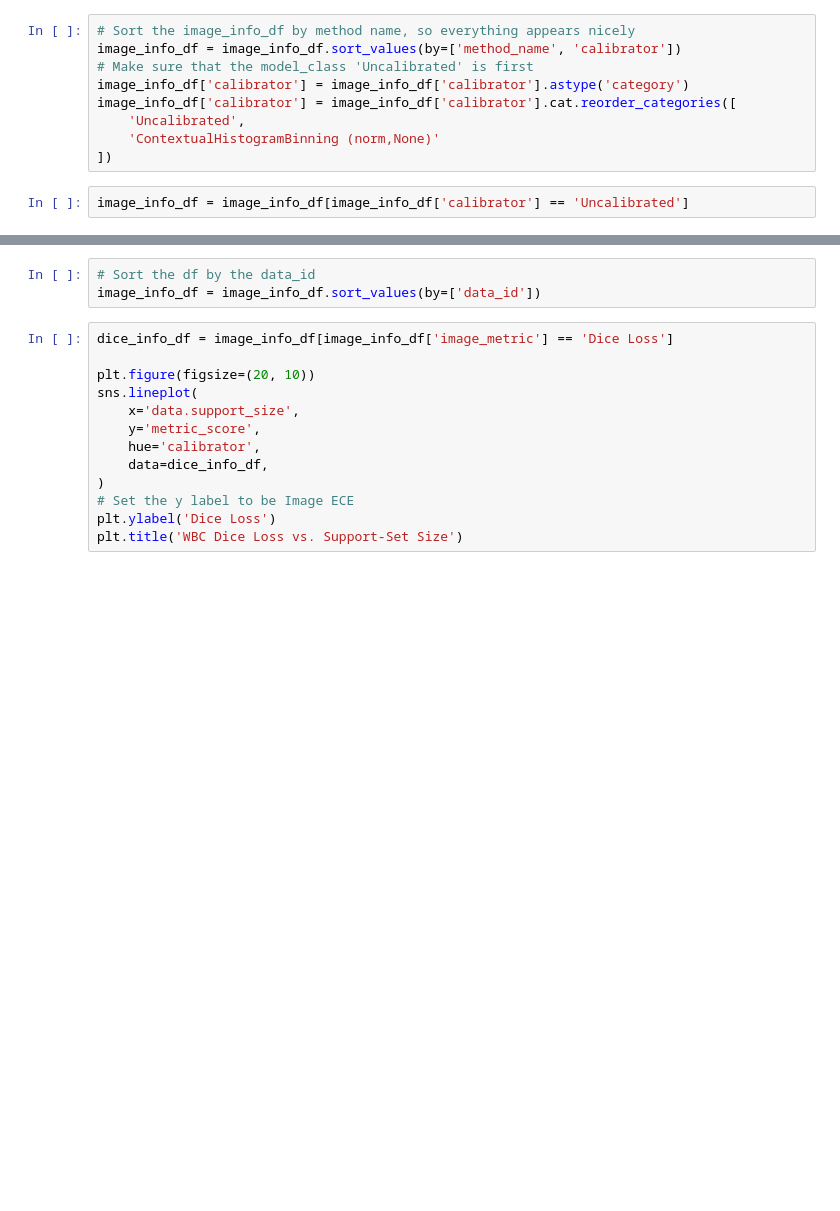
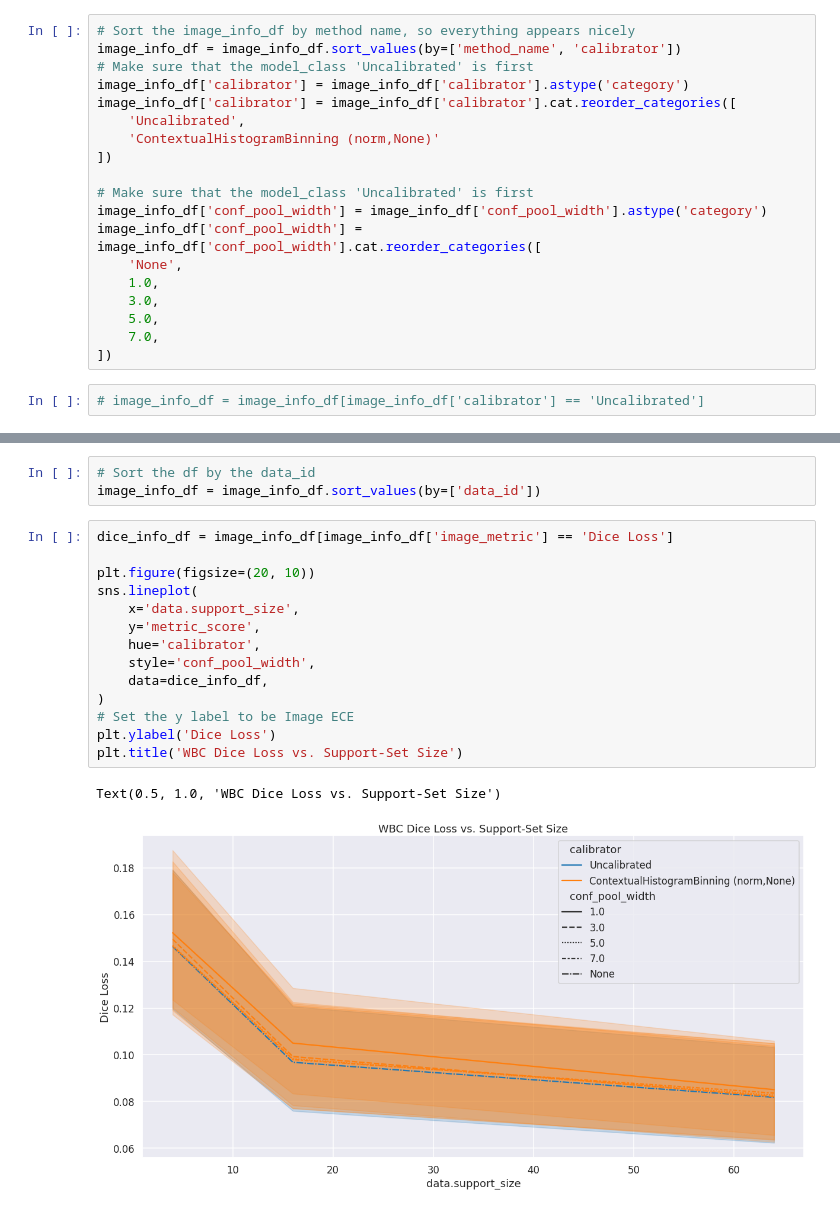
Before and after one commit to VictorButoi/ESE, a Jupyter notebook: notebooks/analyze_uvs.ipynb, the cells around one changed output, grey strips where cells are left out. Drawn from its saved outputs; the diff is of its cells as text; blank space fills up the shorter version.

```diff
--- a/notebooks/analyze_uvs.ipynb
+++ b/notebooks/analyze_uvs.ipynb
@@ -60,7 +87,17 @@ image_info_df['calibrator'] = image_info_df['calibrator'].cat.reorder_categories
     'Uncalibrated',
     'ContextualHistogramBinning (norm,None)'
 ])
+
+# Make sure that the model_class 'Uncalibrated' is first
+image_info_df['conf_pool_width'] = image_info_df['conf_pool_width'].astype('category')
+image_info_df['conf_pool_width'] = image_info_df['conf_pool_width'].cat.reorder_categories([
+    'None',
+    1.0,
+    3.0,
+    5.0,
+    7.0,
+])
 # %%
-image_info_df = image_info_df[image_info_df['calibrator'] == 'Uncalibrated']
+# image_info_df = image_info_df[image_info_df['calibrator'] == 'Uncalibrated']
 # %%
 image_info_df.keys()
@@ -72,13 +133,17 @@ image_info_df = image_info_df.sort_values(by=['data_id'])
 # %%
 dice_info_df = image_info_df[image_info_df['image_metric'] == 'Dice Loss']
 
 plt.figure(figsize=(20, 10))
 sns.lineplot(
     x='data.support_size',
     y='metric_score',
     hue='calibrator',
+    style='conf_pool_width',
     data=dice_info_df,
 )
 # Set the y label to be Image ECE
 plt.ylabel('Dice Loss')
 plt.title('WBC Dice Loss vs. Support-Set Size')
+# %% [output]
+Text(0.5, 1.0, 'WBC Dice Loss vs. Support-Set Size')
+[figure, added]
```
Also changed, not shown: parts of 8 cells of this notebook, 5 other files.
